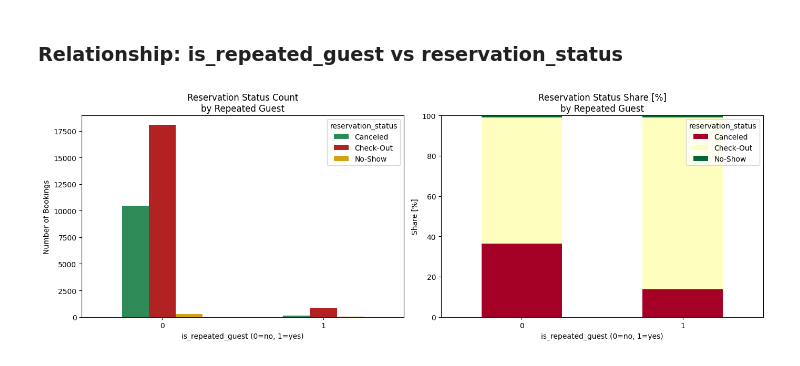
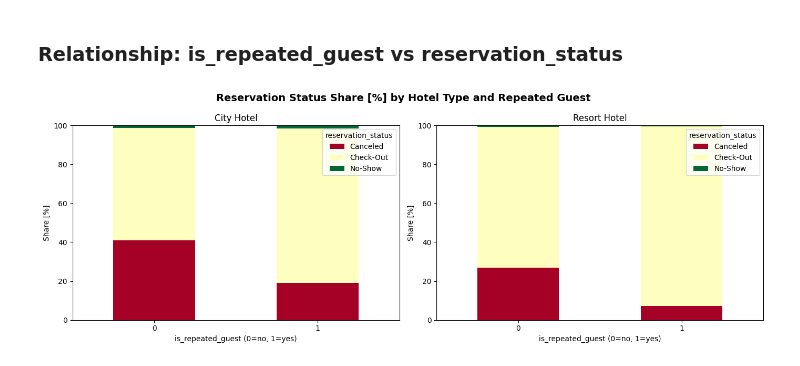
Before and after one commit to Kraszuuu/HotelBookingDemand, a Jupyter notebook: main.ipynb, the cells around one changed output. Drawn from its saved outputs; the diff is of its cells as text; code cells hidden in the pictures.

```diff
--- a/main.ipynb
+++ b/main.ipynb
@@ -396,48 +396,41 @@ plt.show()
 # %% [markdown]
 ### Relationship: is_repeated_guest vs reservation_status
 # %%
-if "ds" not in globals():
-    if pd.io.common.file_exists("./Dataset/hotel_bookings.csv"):
-        ds = pd.read_csv("./Dataset/hotel_bookings.csv")
-    else:
-        ds = pd.read_csv("./Data/hotel_bookings.csv")
+if "plotDf" not in globals():
+    plotDf = ds.copy()
 
-plotCols = ["is_repeated_guest", "reservation_status"]
-plotData = ds[plotCols].dropna().copy()
-
-if pd.api.types.is_numeric_dtype(plotData["reservation_status"]):
-    statusLabelMap = {0: "Canceled", 1: "Check-Out", 2: "No-Show"}
-    uniqueStatusValues = set(plotData["reservation_status"].astype(int).unique())
-    if uniqueStatusValues.issubset(statusLabelMap.keys()):
-        plotData["reservation_status"] = (
-            plotData["reservation_status"].astype(int).map(statusLabelMap)
-        )
-
-countTable = pd.crosstab(plotData["is_repeated_guest"], plotData["reservation_status"])
-shareTable = pd.crosstab(
-    plotData["is_repeated_guest"],
-    plotData["reservation_status"],
-    normalize="index"
-).mul(100)
+hotelValues = sorted(plotDf["hotel"].dropna().unique())
 
 fig, axes = plt.subplots(1, 2, figsize=(14, 5))
+fig.suptitle("Reservation Status Share [%] by Hotel Type and Repeated Guest", fontsize=14, fontweight="bold")
 
-countTable.plot(kind="bar", ax=axes[0], color=["#2e8b57", "#b22222", "#d4a017"][:countTable.shape[1]])
-axes[0].set_title("Reservation Status Count\nby Repeated Guest")
-axes[0].set_xlabel("is_repeated_guest (0=no, 1=yes)")
-axes[0].set_ylabel("Number of Bookings")
-axes[0].tick_params(axis="x", rotation=0)
-axes[0].legend(title="reservation_status")
+for idx, hotelName in enumerate(hotelValues):
+    hotelData = plotDf[plotDf["hotel"] == hotelName][["is_repeated_guest", "reservation_status"]].dropna().copy()
 
-shareTable.plot(kind="bar", stacked=True, ax=axes[1], colormap="RdYlGn")
-axes[1].set_title("Reservation Status Share [%]\nby Repeated Guest")
-axes[1].set_xlabel("is_repeated_guest (0=no, 1=yes)")
-axes[1].set_ylabel("Share [%]")
-axes[1].set_ylim(0, 100)
-axes[1].tick_params(axis="x", rotation=0)
-axes[1].legend(title="reservation_status", loc="upper right")
+    if pd.api.types.is_numeric_dtype(hotelData["reservation_status"]):
+        statusLabelMap = {0: "Canceled", 1: "Check-Out", 2: "No-Show"}
+        uniqueStatusValues = set(hotelData["reservation_status"].astype(int).unique())
+        if uniqueStatusValues.issubset(statusLabelMap.keys()):
+            hotelData["reservation_status"] = (
+                hotelData["reservation_status"].astype(int).map(statusLabelMap)
+            )
+
+    shareTable = pd.crosstab(
+        hotelData["is_repeated_guest"],
+        hotelData["reservation_status"],
+        normalize="index"
+    ).mul(100)
+
+    ax = axes[idx]
+    shareTable.plot(kind="bar", stacked=True, ax=ax, colormap="RdYlGn")
+    ax.set_title(f"{hotelName}")
+    ax.set_xlabel("is_repeated_guest (0=no, 1=yes)")
+    ax.set_ylabel("Share [%]")
+    ax.set_ylim(0, 100)
+    ax.tick_params(axis="x", rotation=0)
+    ax.legend(title="reservation_status", loc="upper right")
 
 plt.tight_layout()
 plt.show()
 # %% [output]
-[figure, old version]
+[figure, new version]
```
Also changed, not shown: parts of 3 cells of this notebook.
